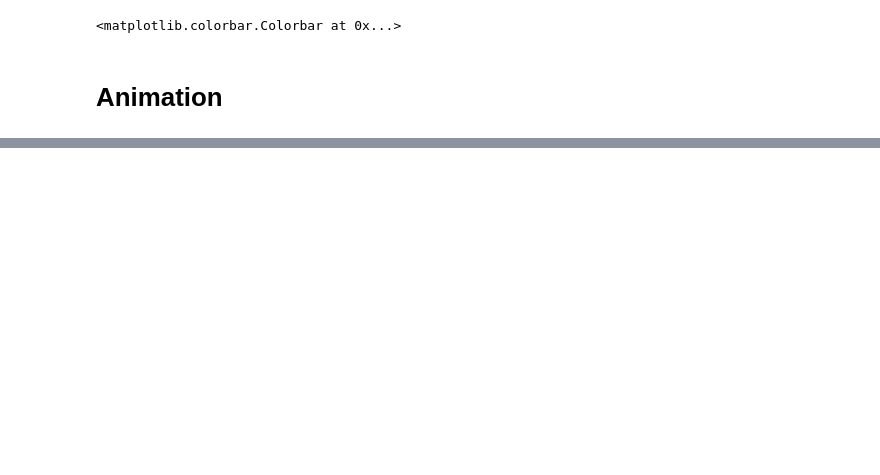
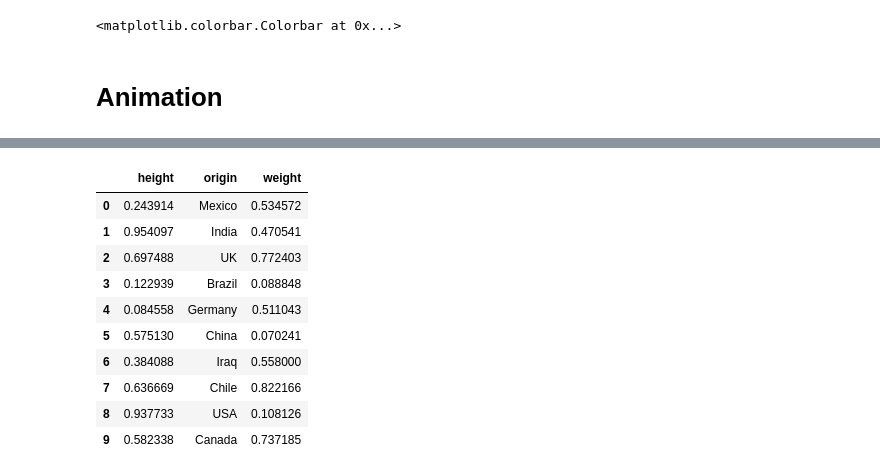
Before and after one commit to thainv0212/python-plotting, a Jupyter notebook: week3/week3.ipynb, the cells around one changed output, grey strips where cells are left out. Drawn from its saved outputs; the diff is of its cells as text; code cells hidden in the pictures; blank space fills up the shorter version.

```diff
--- a/week3/week3.ipynb
+++ b/week3/week3.ipynb
@@ -243,0 +265,23 @@ animation.FuncAnimation?
+# %%
+from random import shuffle
+import pandas as pd
+%matplotlib inline
+origins = ['China', 'Brazil', 'India', 'USA', 'Canada', 'UK',
+          'Germany', 'Iraq', 'Chile', 'Mexico']
+shuffle(origins)
+df = pd.DataFrame({'height': np.random.rand(10),
+                  'weight': np.random.rand(10),
+                  'origin': origins})
+df
+# %% [output]
+|  | height | origin | weight |
+| 0 | 0.243914 | Mexico | 0.534572 |
+| 1 | 0.954097 | India | 0.470541 |
+| 2 | 0.697488 | UK | 0.772403 |
+| 3 | 0.122939 | Brazil | 0.088848 |
+| 4 | 0.084558 | Germany | 0.511043 |
+| 5 | 0.575130 | China | 0.070241 |
+| 6 | 0.384088 | Iraq | 0.558000 |
+| 7 | 0.636669 | Chile | 0.822166 |
+| 8 | 0.937733 | USA | 0.108126 |
+| 9 | 0.582338 | Canada | 0.737185 |
```
Also changed, not shown: parts of 7 cells of this notebook, 4 other files.
